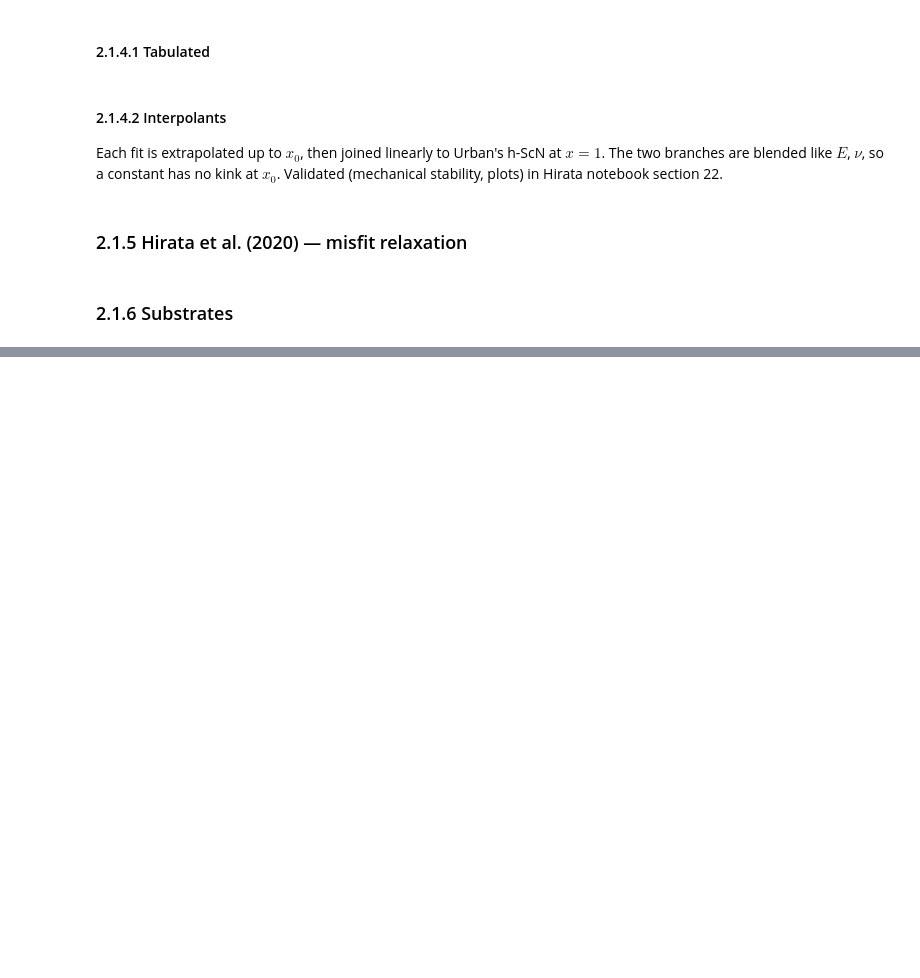
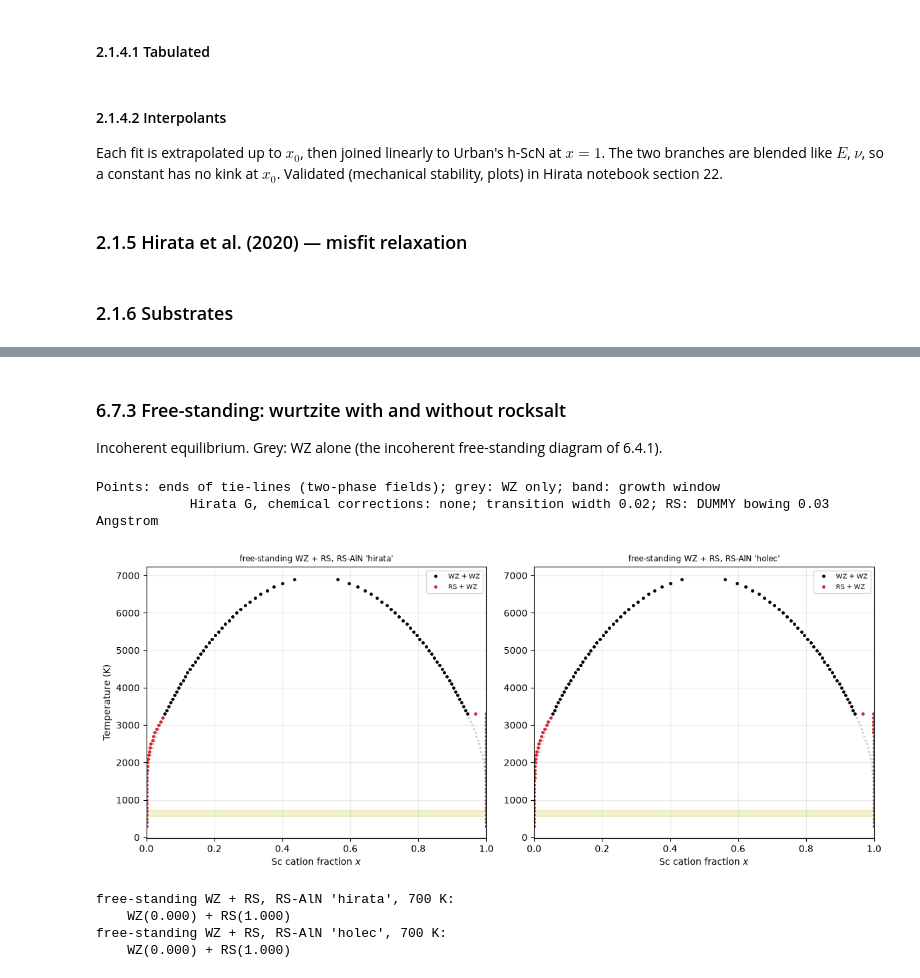
Before and after one commit to mat3ra/api-examples, a Jupyter notebook: other/experiments/alphafilm/AlScN_strained_CALPHAD.ipynb, the cells around one changed output, grey strips where cells are left out. Cells and saved outputs as stored; diff of their text form; code cells hidden in the pictures; blank space fills up the shorter version.

```diff
--- a/other/experiments/alphafilm/AlScN_strained_CALPHAD.ipynb
+++ b/other/experiments/alphafilm/AlScN_strained_CALPHAD.ipynb
@@ -1575,0 +2041,21 @@ Conditions: Hirata film model, h_c with estimated_core_energy_high_slope, estima
+# %% [markdown]
+### 6.7.3 Free-standing: wurtzite with and without rocksalt
+
+Incoherent equilibrium. Grey: WZ alone (the incoherent free-standing diagram of 6.4.1).
+# %%
+if False or "free_standing_competitions" not in globals():
+    wurtzite_alone = compute_phase_competition({"WZ": phase(wurtzite_gibbs_energy, chosen_crystal)}, "WZ only")
+    free_standing_competitions = [compute_phase_competition(
+        {"WZ": phase(wurtzite_gibbs_energy, chosen_crystal),
+         "RS": phase(functools.partial(rocksalt_gibbs_energy, aluminium_shift=shift), rocksalt_crystal)},
+        f"free-standing WZ + RS, RS-AlN '{option}'") for option, shift in rocksalt_aluminium_nitride_shifts.items()]
+plot_phase_competitions(*free_standing_competitions, reference=wurtzite_alone)
+print_tie_lines(*free_standing_competitions)
+# %% [output]
+Points: ends of tie-lines (two-phase fields); grey: WZ only; band: growth window
+            Hirata G, chemical corrections: none; transition width 0.02; RS: DUMMY bowing 0.03 Angstrom
+[figure, added]
+free-standing WZ + RS, RS-AlN 'hirata', 700 K:
+    WZ(0.000) + RS(1.000)
+free-standing WZ + RS, RS-AlN 'holec', 700 K:
+    WZ(0.000) + RS(1.000)
```
Also changed, not shown: parts of 139 cells of this notebook.
